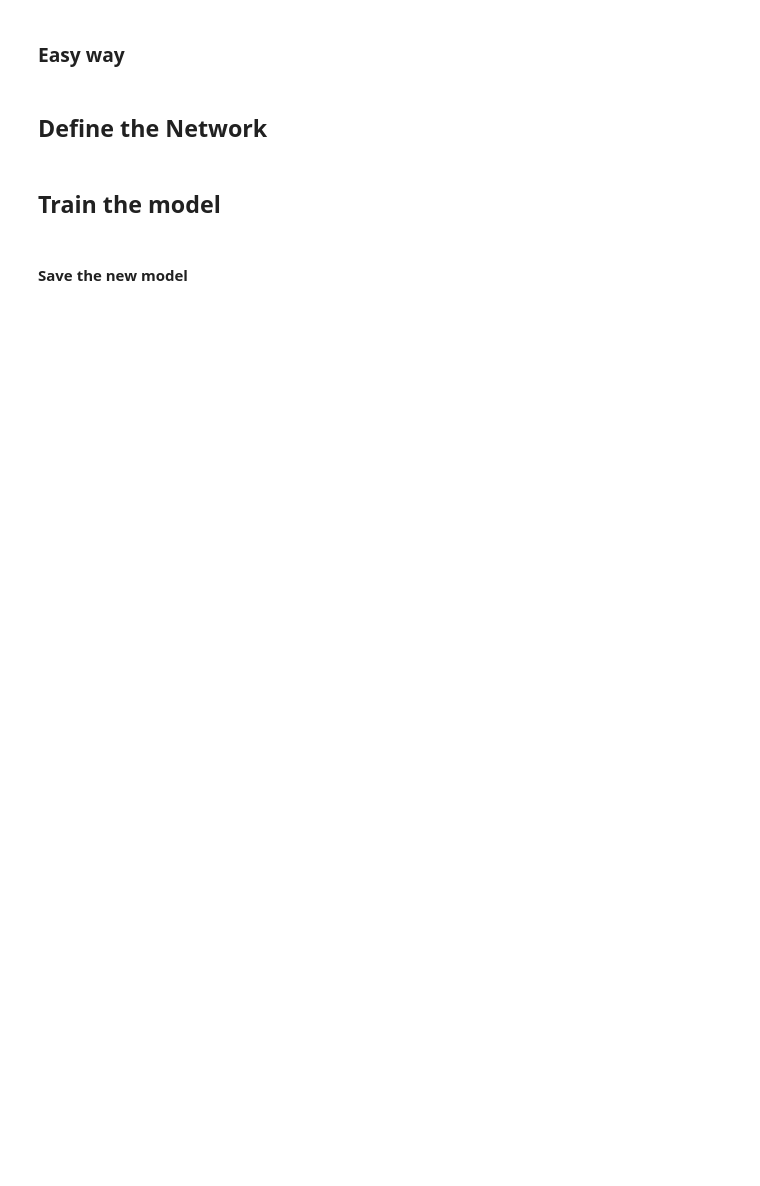
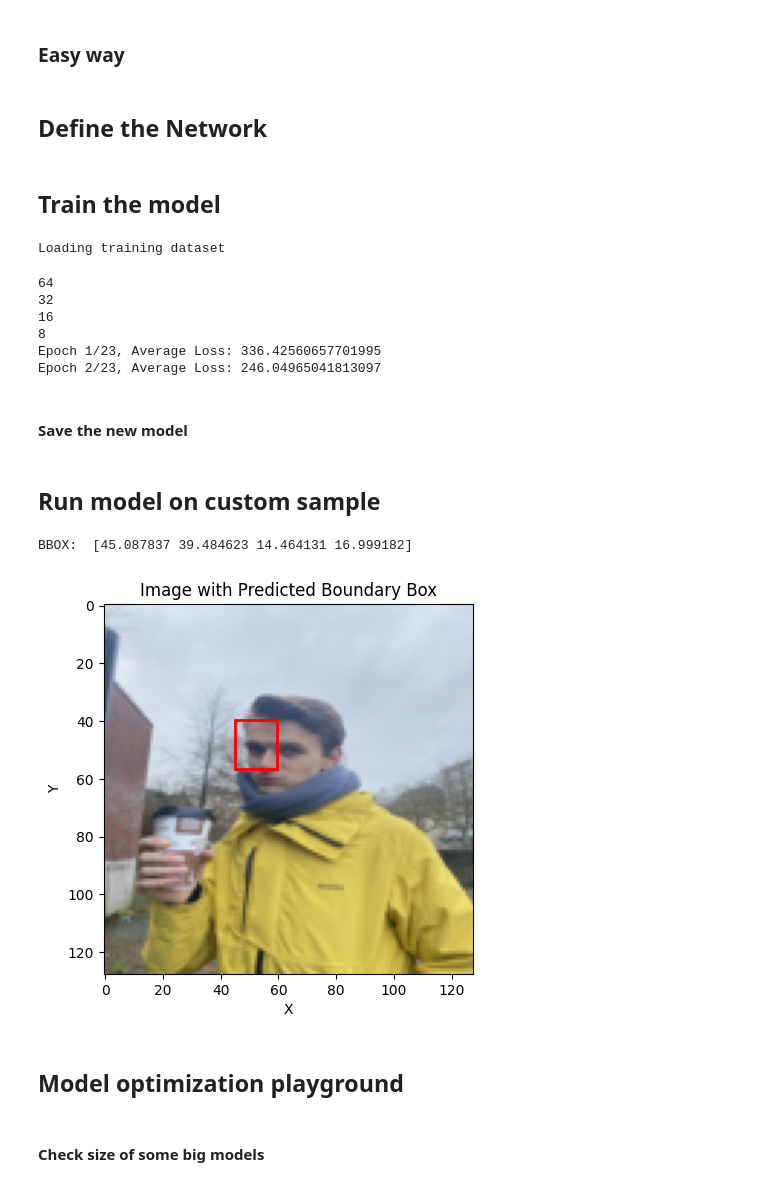
Before and after one commit to lionnus/MAX78000-Face-Detection, a Jupyter notebook: pytorch_face_detection.ipynb, the cells around one changed output. Saved outputs shown, nothing was run; the diff lists cells and outputs as text; code cells hidden in the pictures; blank space fills up the shorter version.

```diff
--- a/pytorch_face_detection.ipynb
+++ b/pytorch_face_detection.ipynb
@@ -531,9 +584,9 @@ os.environ['CUDA_VISIBLE_DEVICES'] = '0'
 # Define hyperparameters and settings
 batch_size = 32
 learning_rate = 0.001
-num_epochs = 10
+num_epochs = 23
 os.environ['CUDA_VISIBLE_DEVICES'] = '0'
-device = "cpu"#torch.device("cuda" if torch.cuda.is_available() else "cpu")
+device = torch.device("cuda:0" if torch.cuda.is_available() else "cpu")
 
 # Load the WIDER Faces dataset
 args=0
@@ -543,8 +596,9 @@ train_dataset,test_dataset= widerfaces_get_datasets(data,load_train=True, load_t
 # Create data loaders
 train_loader = DataLoader(train_dataset, batch_size=batch_size, shuffle=True)
 test_loader = DataLoader(test_dataset, batch_size=batch_size, shuffle=False)
+# %% [output]
+Loading training dataset
 # %%
-
 # Create an instance of your model
 model = WIDERFaceNet().to(device)
 
@@ -559,7 +613,7 @@ for epoch in range(num_epochs):
 
     for images, bboxes in train_loader:
         images = images.to(device)
-        labels = bboxes.to(device)
+        bboxes = bboxes.to(device)
 
         optimizer.zero_grad()
         predicted_coords = model(images)
@@ -577,12 +631,12 @@ model.eval()
 total_loss = 0
 
 with torch.no_grad():
-    for images, labels in test_loader:
+    for images, bboxes in test_loader:
         images = images.to(device)
-        labels = labels.to(device)
+        bboxes = bboxes.to(device)
 
         predicted_coords = model(images)
-        loss = criterion(predicted_coords, labels)
+        loss = criterion(predicted_coords, bboxes)
 
         total_loss += loss.item()
 
@@ -591,6 +645,13 @@ print(f"Average Test Loss: {avg_loss}")
 
 # Save the trained model
 # torch.save(model.state_dict(), "widerfacenet.pth")
+# %% [output]
+64
+32
+16
+8
+Epoch 1/23, Average Loss: 336.42560657701995
+Epoch 2/23, Average Loss: 246.04965041813097
 # %% [markdown]
 #### Save the new model
 # %%
@@ -624,11 +685,16 @@ new_model_path = os.path.join(models_dir, f"{base_model_name}{new_version}.pth")
 
 # Save the model with the new name
 torch.save(model.state_dict(), new_model_path)
+# %% [markdown]
+## Run model on custom sample
 # %%
 # open the saved pytorch model.pth on cpu
-model = WIDERFaceNet()
+#model = WIDERFaceNet()
+model = WIDERRCNN()
 device="cpu"
-model.load_state_dict(torch.load("models/widerfacenet_v0.pth",map_location=torch.device('cpu')))
+model.load_state_dict(torch.load("models/WIDERRCNN1.pth",map_location=torch.device('cpu')))
+#model_path_ai8x="../Exercise8/ai8x-training/logs/2023.05.23-134755/best.pth.tar"
+#model.load_state_dict(torch.load(model_path_ai8x))
 model.eval()
 
 # Run the trained PyTorch model on a sample from the test set
@@ -640,32 +706,39 @@ from PIL import Image, ImageOps
 image_test = Image.open('/home/lionnus/OneDrive/Ubuntu/MLonMCU/maxim7800-face-detection/test_pic2.jpg')
 image_test = ImageOps.exif_transpose(image_test)
 
 # Preprocess the image
 transform = transforms.Compose([
-    transforms.Resize((64,64)),  # Resize to match the model's input size
+    transforms.Resize((param_dim_x,param_dim_y)),  # Resize to match the model's input size
     transforms.ToTensor(),  # Convert image to tensor
 ])
 image_test_trans = transform(image_test).unsqueeze(0)
 
 # Run model on image
 predicted_coords = model(image_test_trans.to(device))
 #convert to numpy
 predicted_coords = predicted_coords.cpu().detach().numpy()
 print('BBOX: ',predicted_coords[0])
 #plot the image_test with the predicted coordinates
 
 # Create a figure and plot the image
 fig, ax = plt.subplots()
 plt.imshow(image_test_trans.squeeze(0).permute(1, 2, 0))
 
 # Plot the predicted coordinates on the image
 x, y, w, h = predicted_coords[0]
 rect = patches.Rectangle((x, y), w, h, linewidth=2, edgecolor='r', facecolor='none')
 ax.add_patch(rect)
 # Set plot title and labels
-ax.set_title('Predicted Image with Coordinates')
+ax.set_title('Image with Predicted Boundary Box')
 ax.set_xlabel('X')
 ax.set_ylabel('Y')
 
 # Show the plot
 plt.show()
+# %% [output]
+BBOX:  [45.087837 39.484623 14.464131 16.999182]
+[figure, added]
+# %% [markdown]
+## Model optimization playground
+# %% [markdown]
+#### Check size of some big models
```
Also changed, not shown: parts of 19 cells of this notebook.
